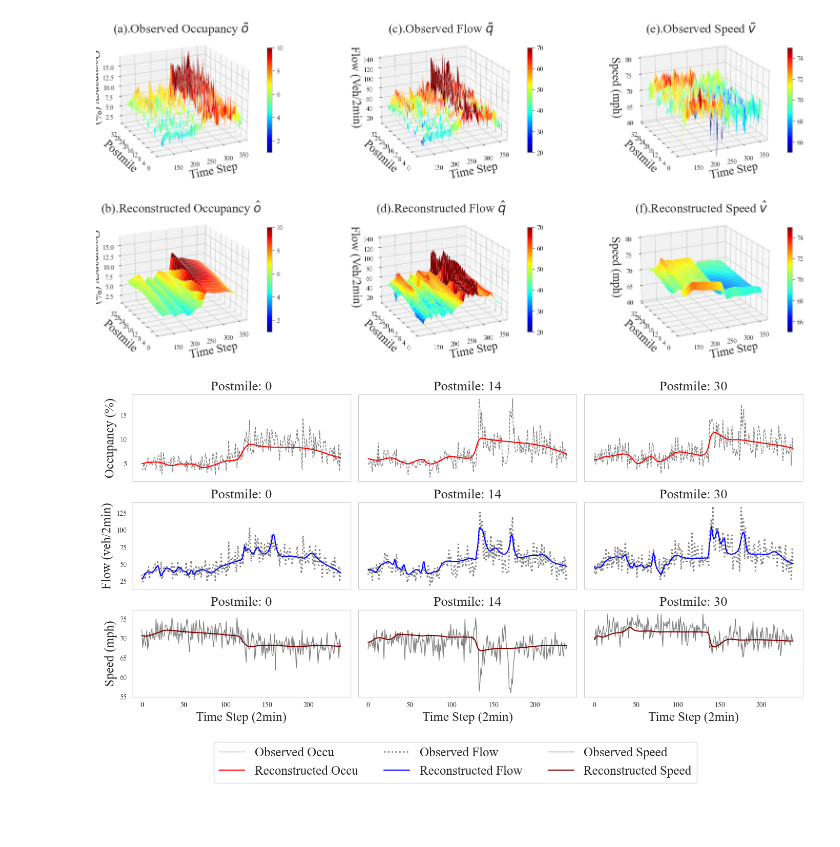
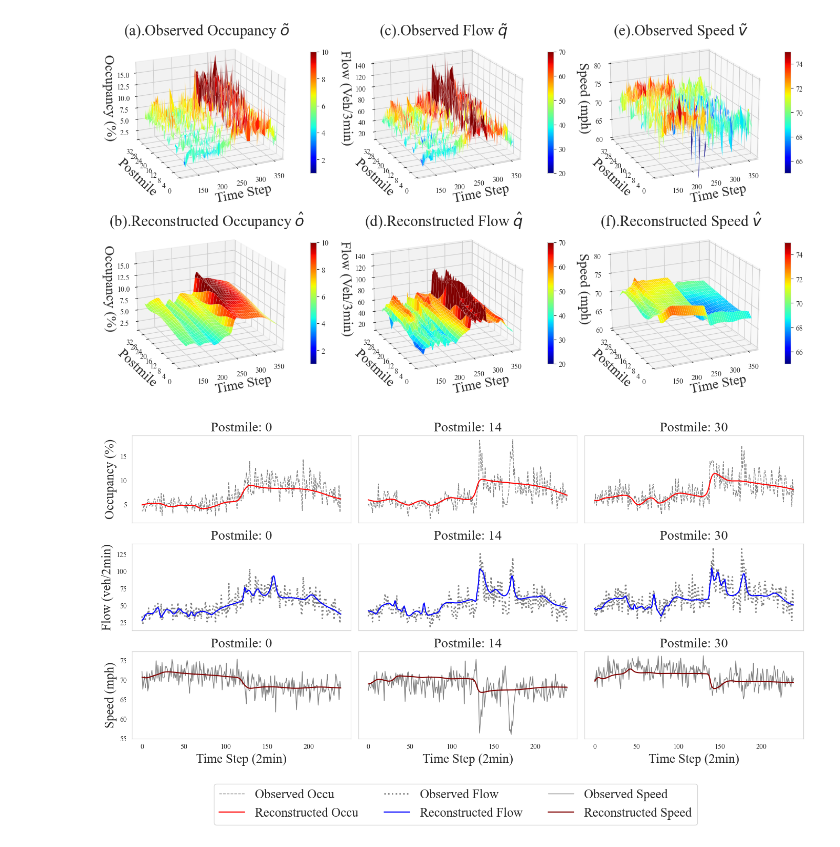
Before and after one commit to wzh96/Flow_PDE_FIND, a Jupyter notebook: Results_Plots.ipynb, the cells around one changed output. Saved outputs shown, nothing was run; the diff lists cells and outputs as text; code cells hidden in the pictures; blank space fills up the shorter version.

```diff
--- a/Results_Plots.ipynb
+++ b/Results_Plots.ipynb
@@ -18,7 +18,7 @@ class CPU_Unpickler(pickle.Unpickler):
         else:
             return super().find_class(module, name)
 
-file_path = 'Predicted/results.pkl'
+file_path = 'Model_Final/Predicted/results.pkl'
 with open(file_path, 'rb') as pickle_file:
     pred = CPU_Unpickler(pickle_file).load()
 # %%
@@ -134,10 +134,10 @@ ax1 = fig.add_subplot(231, projection='3d')
 surf1 = ax1.plot_surface(time, loc, occu_ori, cmap='jet',linewidth=0.1, alpha = 1, antialiased=True, norm=norm_occu)
 ax1.set_zlim(low_lim_occu, up_lim_occu)
 ax1.view_init(elev=20, azim=245)
-ax1.set_xlabel('Time Step', fontsize = 18)
-ax1.set_ylabel('Postmile', fontsize = 18)
-ax1.set_zlabel('Occupancy (%)', fontsize = 18)
-ax1.set_title(r'(a).Observed Occupancy $\tilde{o}$', fontsize = 19, y=1)
+ax1.set_xlabel('Time Step', fontsize = 19)
+ax1.set_ylabel('Postmile', fontsize = 19)
+ax1.set_zlabel('Occupancy (%)', fontsize = 19)
+ax1.set_title(r'(a).Observed Occupancy $\tilde{o}$', fontsize = 21, y=1)
 ax1.set_ylim(0,16)
 yticks = ax1.get_yticks()  # Get current yticks
 ax1.set_yticks(yticks)  # Set yticks explicitly
@@ -148,10 +148,10 @@ ax2 = fig.add_subplot(234, projection='3d')
 surf2 = ax2.plot_surface(time, loc, occu_values, cmap='jet',linewidth=0.1, alpha = 1, antialiased=True, norm=norm_occu)
 ax2.set_zlim(low_lim_occu, up_lim_occu)
 ax2.view_init(elev=20, azim=245)
-ax2.set_xlabel('Time Step', fontsize = 18)
-ax2.set_ylabel('Postmile', fontsize = 18)
-ax2.set_zlabel('Occupancy (%)', fontsize = 18)
-ax2.set_title(r'(b).Reconstructed Occupancy $\hat{o}$', fontsize = 19, y=1)
+ax2.set_xlabel('Time Step', fontsize = 19)
+ax2.set_ylabel('Postmile', fontsize = 19)
+ax2.set_zlabel('Occupancy (%)', fontsize = 19)
+ax2.set_title(r'(b).Reconstructed Occupancy $\hat{o}$', fontsize = 21, y=1)
 ax2.set_ylim(0,16)
 yticks2 = ax2.get_yticks()  # Get current yticks
 ax2.set_yticks(yticks2)  # Set yticks explicitly
@@ -161,10 +161,10 @@ ax3 = fig.add_subplot(232, projection='3d')
 surf3 = ax3.plot_surface(time, loc, flow_ori, cmap='jet',linewidth=0.1, alpha = 1, antialiased=True, norm=norm_flow)
 ax3.set_zlim(low_lim_flow, up_lim_flow)
 ax3.view_init(elev=20, azim=245)
-ax3.set_xlabel('Time Step', fontsize = 18)
-ax3.set_ylabel('Postmile', fontsize = 18)
-ax3.set_zlabel('Flow (Veh/2min)', fontsize = 18)
-ax3.set_title(r'(c).Observed Flow $\tilde{q}$', fontsize = 19, y=1)
+ax3.set_xlabel('Time Step', fontsize = 19)
+ax3.set_ylabel('Postmile', fontsize = 19)
+ax3.set_zlabel('Flow (Veh/3min)', fontsize = 19)
+ax3.set_title(r'(c).Observed Flow $\tilde{q}$', fontsize = 21, y=1)
 ax3.set_ylim(0,16)
 yticks3 = ax1.get_yticks()  # Get current yticks
 ax3.set_yticks(yticks3)  # Set yticks explicitly
@@ -174,10 +174,10 @@ ax4 = fig.add_subplot(235, projection='3d')
 surf4 = ax4.plot_surface(time, loc, flow_values, cmap='jet',linewidth=0.1, alpha = 1, antialiased=True, norm=norm_flow)
 ax4.set_zlim(low_lim_flow, up_lim_flow)
 ax4.view_init(elev=20, azim=245)
-ax4.set_xlabel('Time Step', fontsize = 18)
-ax4.set_ylabel('Postmile', fontsize = 18)
-ax4.set_zlabel('Flow (Veh/2min)', fontsize = 18)
-ax4.set_title(r'(d).Reconstructed Flow $\hat{q}$', fontsize = 19, y=1)
+ax4.set_xlabel('Time Step', fontsize = 19)
+ax4.set_ylabel('Postmile', fontsize = 19)
+ax4.set_zlabel('Flow (Veh/3min)', fontsize = 19)
+ax4.set_title(r'(d).Reconstructed Flow $\hat{q}$', fontsize = 21, y=1)
 ax4.set_ylim(0,16)
 yticks4 = ax1.get_yticks()  # Get current yticks
 ax4.set_yticks(yticks4)  # Set yticks explicitly
@@ -185,43 +185,43 @@ ax4.set_yticklabels([f'{ytick * 2:.0f}' for ytick in yticks4])
 
 ax5 = fig.add_subplot(233, projection='3d')
 surf5 = ax5.plot_surface(time, loc, speed_ori, cmap='jet',linewidth=0.1, alpha = 1, antialiased=True, norm=norm_speed)
 ax5.set_zlim(low_lim_speed, up_lim_speed)
 ax5.view_init(elev=20, azim=245)
-ax5.set_xlabel('Time Step', fontsize = 18)
-ax5.set_ylabel('Postmile', fontsize = 18)
-ax5.set_zlabel('Speed (mph)', fontsize = 18)
-ax5.set_title(r'(e).Observed Speed $\tilde{v}$', fontsize = 19, y=1)
+ax5.set_xlabel('Time Step', fontsize = 19)
+ax5.set_ylabel('Postmile', fontsize = 19)
+ax5.set_zlabel('Speed (mph)', fontsize = 19)
+ax5.set_title(r'(e).Observed Speed $\tilde{v}$', fontsize = 21, y=1)
 ax5.set_ylim(0,16)
 yticks5 = ax1.get_yticks()  # Get current yticks
 ax5.set_yticks(yticks5)  # Set yticks explicitly
 ax5.set_yticklabels([f'{ytick * 2:.0f}' for ytick in yticks5])
 
 ax6 = fig.add_subplot(236, projection='3d')
 surf6 = ax6.plot_surface(time, loc, speed_values, cmap='jet',linewidth=0.1, alpha = 1, antialiased=True, norm=norm_speed)
 ax6.set_zlim(low_lim_speed, up_lim_speed)
 ax6.view_init(elev=20, azim=245)
-ax6.set_xlabel('Time Step', fontsize = 18)
-ax6.set_ylabel('Postmile', fontsize = 18)
-ax6.set_zlabel('Speed (mph)', fontsize = 18)
-ax6.set_title(r'(f).Reconstructed Speed $\hat{v}$', fontsize = 19, y=1)
+ax6.set_xlabel('Time Step', fontsize = 19)
+ax6.set_ylabel('Postmile', fontsize = 19)
+ax6.set_zlabel('Speed (mph)', fontsize = 19)
+ax6.set_title(r'(f).Reconstructed Speed $\hat{v}$', fontsize = 21, y=1)
 ax6.set_ylim(0,16)
 yticks6 = ax1.get_yticks()  # Get current yticks
 ax6.set_yticks(yticks6)  # Set yticks explicitly
 ax6.set_yticklabels([f'{ytick * 2:.0f}' for ytick in yticks6])
 
 fig.colorbar(surf1, ax=ax1, shrink=0.7)
 fig.colorbar(surf2, ax=ax2, shrink=0.7)
 fig.colorbar(surf3, ax=ax3, shrink=0.7)
 fig.colorbar(surf4, ax=ax4, shrink=0.7)
 fig.colorbar(surf5, ax=ax5, shrink=0.7)
 fig.colorbar(surf6, ax=ax6, shrink=0.7)
 
 plt.rcParams['font.family'] = 'Times New Roman'
-# plt.tight_layout()
+fig.subplots_adjust(wspace=-0.3, hspace=0.1)
 plt.show()
 fig.savefig("Figures/Reconstruction/Recon_3D.png",bbox_inches='tight', dpi = 300)
 # %% [output]
-[figure, old version]
+[figure, new version]
 # %%
 fig, axs = plt.subplots(3, 3, figsize=(14, 7), sharey='row', sharex=True)
 
```
Also changed, not shown: parts of 3 cells of this notebook, 11 other files.
